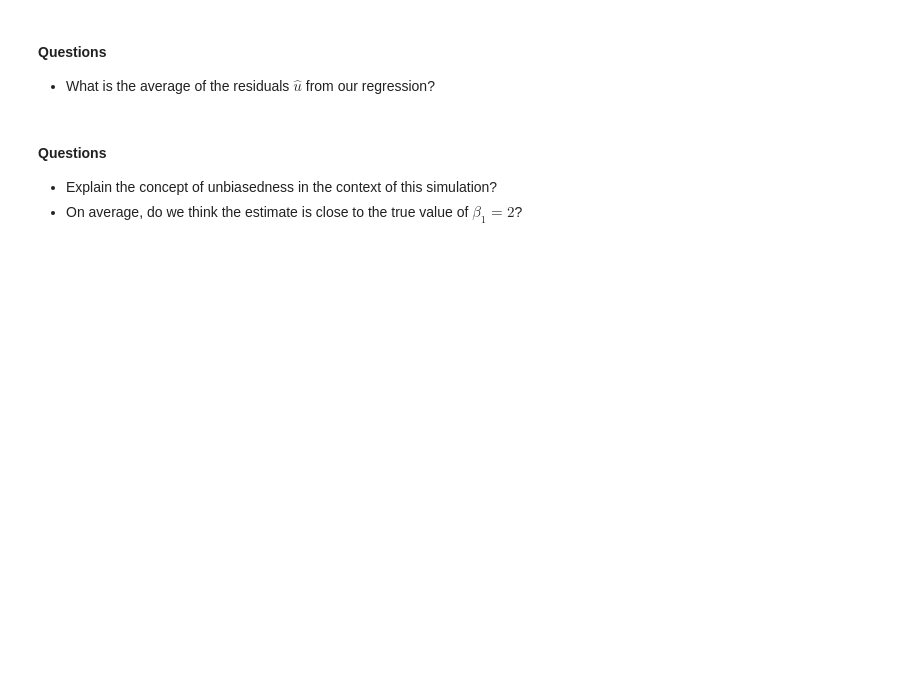
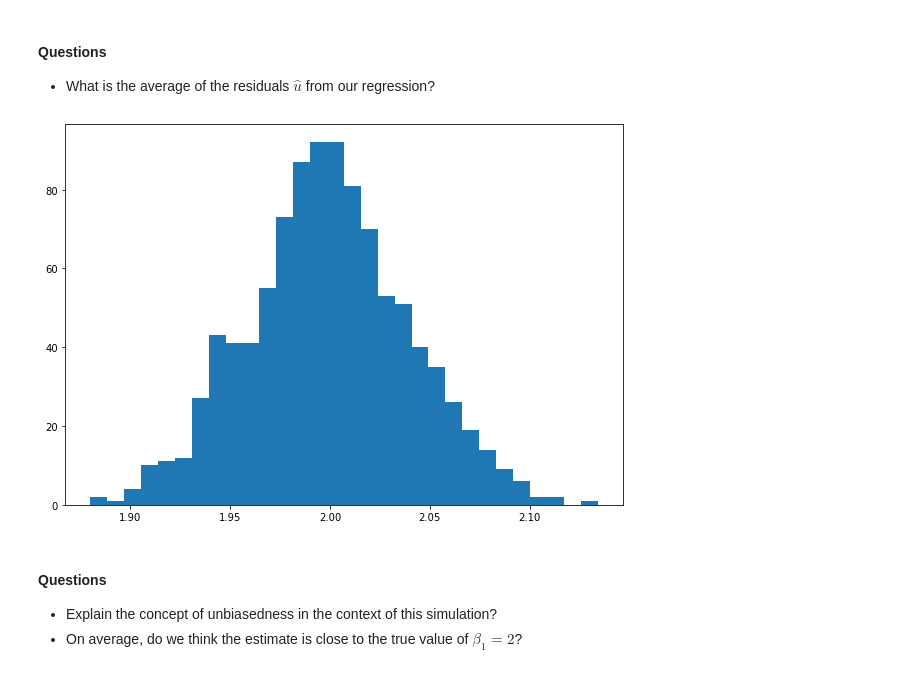
Before and after one commit to causalinfpython/mixtape, a Jupyter notebook: Probability_and_Regression.ipynb, the cells around one changed output. Saved outputs shown, nothing was run; the diff lists cells and outputs as text; code cells hidden in the pictures; blank space fills up the shorter version.

```diff
--- a/Probability_and_Regression.ipynb
+++ b/Probability_and_Regression.ipynb
@@ -51,14 +105,23 @@ p.ggplot(tb, p.aes(x='x', y='y')) +\
 -   How much do we estimate $y$ increases by when $x$ increases by one unit?
 -   Assume we y was the natural log of some variable, and x was the natural log of some variable.  How do we interpret the coefficient on $x$ if it is a log-log regression?
 # %%
-tb = pd.DataFrame({
-    'x': 9*np.random.normal(size=10),
-    'u': 36*np.random.normal(size=10)})
-tb['y'] = 3*tb['x'].values + 2*tb['u'].values
+# Set seed
+np.random.seed(1)
 
-reg_tb = sm.OLS.from_formula('y ~ x', data=tb).fit()
+# Set observations
+obs = 10
 
-tb['yhat1'] = reg_tb.predict(tb)
-tb['uhat1'] = reg_tb.resid
+# Construct dataset
+tb2 = pd.DataFrame({
+    'x': 9*np.random.normal(size = obs),
+    'u': 36*np.random.normal(size = obs)})
+tb2['y'] = 3*tb2['x'].values + 2*tb2['u'].values
 
-tb.describe()
+# Fit model
+reg_tb2 = sm.OLS.from_formula('y ~ x', data = tb2).fit()
+
+tb2['yhat1'] = reg_tb2.predict(tb2)
+tb2['uhat1'] = reg_tb2.resid
+
+# Describe dataset
+tb2.describe()
@@ -67,13 +140,17 @@ tb.describe()
 
 -   What is the average of the residuals $\hat{u}$ from our regression?
 # %%
+# Set seed
+np.random.seed(1)
+
+# Run 1000 simulations of OLS
 coefs = np.zeros(1000)
 for i in range(1000):
-    tb = pd.DataFrame({
+    tb2 = pd.DataFrame({
     'x': 9*np.random.normal(size=10000),
     'u': 36*np.random.normal(size=10000)})
-    tb['y'] = 3 + 2*tb['x'].values + tb['u'].values
+    tb2['y'] = 3 + 2*tb2['x'].values + tb2['u'].values
 
-    reg_tb = sm.OLS.from_formula('y ~ x', data=tb).fit()
+    reg_tb2 = sm.OLS.from_formula('y ~ x', data = tb2).fit()
 
-    coefs[i] = reg_tb.params['x']
+    coefs[i] = reg_tb2.params['x']
@@ -83,3 +157,12 @@ p.ggplot() +\
+# %%
+# Make histogram plot
+fig, ax = plt.subplots(figsize = (10, 7))
+
+ax.hist(x = coefs, bins = 30)
+
+plt.show()
+# %% [output]
+[figure, added]
 # %% [markdown]
 #### Questions
 
```
Also changed, not shown: parts of 12 cells of this notebook.
